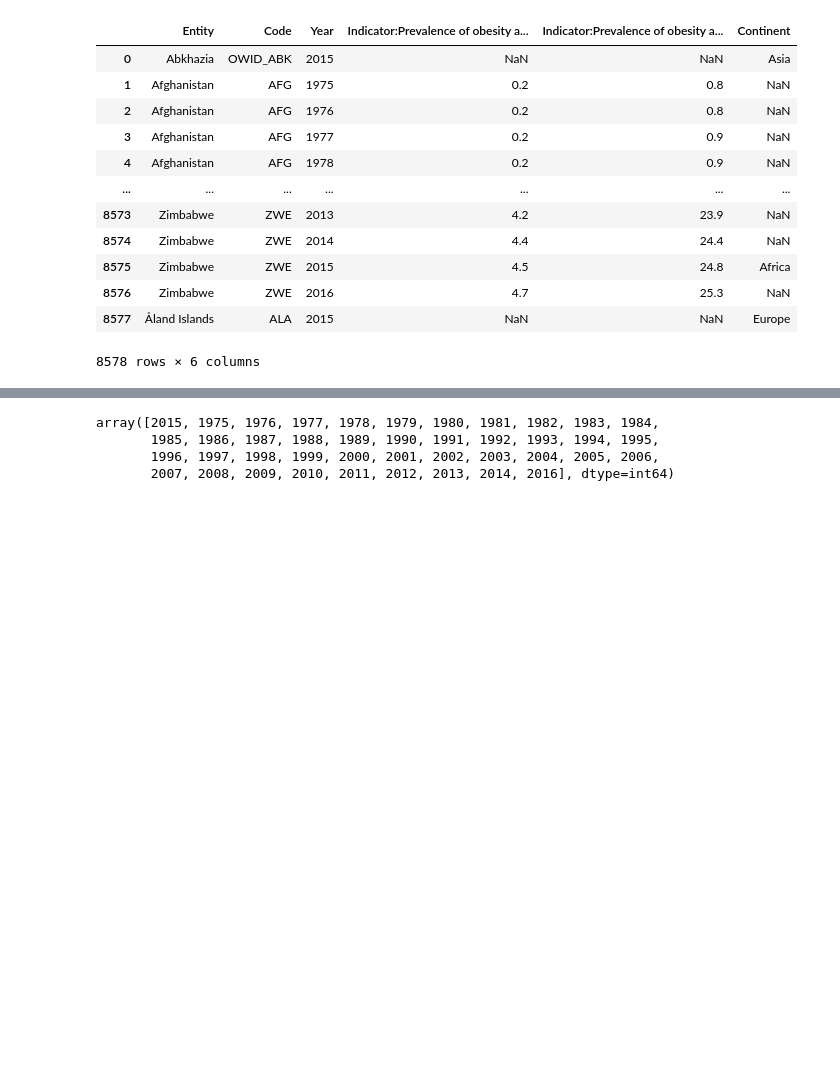
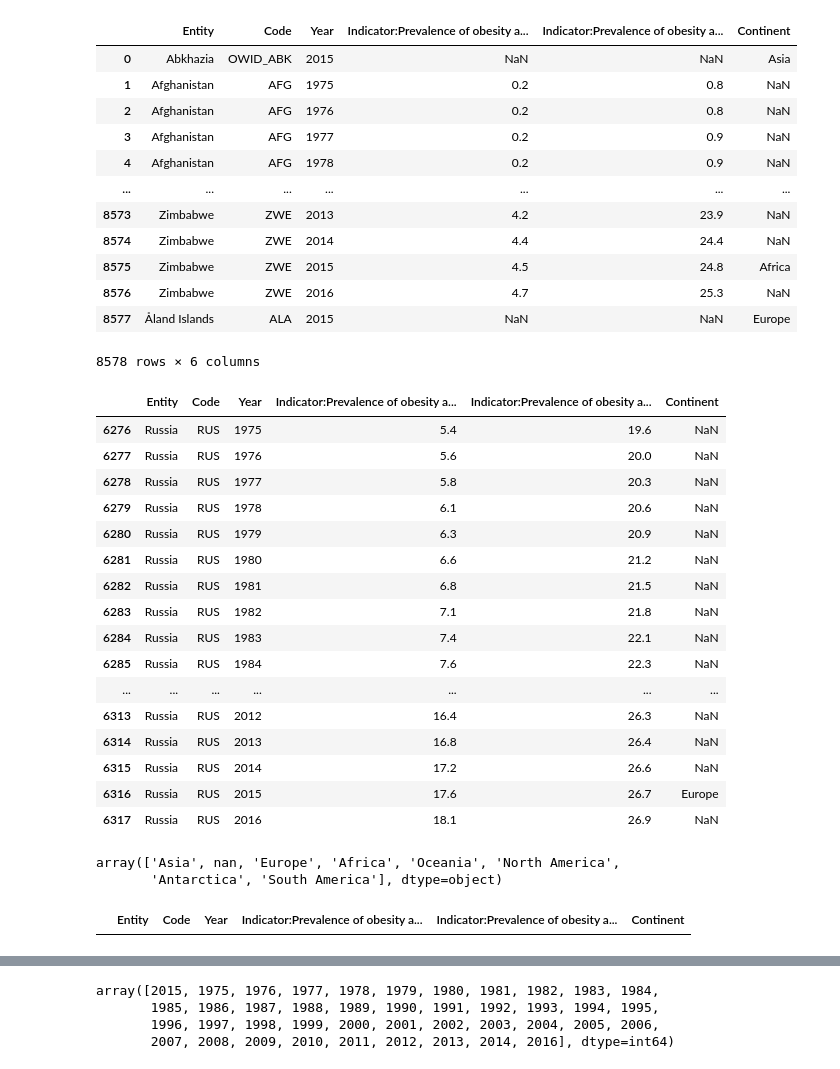
Before and after one commit to sgoolsby88/da7_capstone, a Jupyter notebook: notebooks/EDA_BMI.ipynb, the cells around one changed output, grey strips where cells are left out. Drawn from its saved outputs; the diff is of its cells as text; code cells hidden in the pictures; blank space fills up the shorter version.

```diff
--- a/notebooks/EDA_BMI.ipynb
+++ b/notebooks/EDA_BMI.ipynb
@@ -21,3 +25,34 @@ men_vs_women
 | 8576 | Zimbabwe | ZWE | 2016 | 4.7 | 25.3 | NaN |
 | 8577 | Åland Islands | ALA | 2015 | NaN | NaN | Europe |
 8578 rows × 6 columns
+# %%
+Russia=men_vs_women.loc[(men_vs_women['Entity']=='Russia')]
+Russia
+# %% [output]
+|  | Entity | Code | Year | Indicator:Prevalence of obesity a... | Indicator:Prevalence of obesity a... | Continent |
+| 6276 | Russia | RUS | 1975 | 5.4 | 19.6 | NaN |
+| 6277 | Russia | RUS | 1976 | 5.6 | 20.0 | NaN |
+| 6278 | Russia | RUS | 1977 | 5.8 | 20.3 | NaN |
+| 6279 | Russia | RUS | 1978 | 6.1 | 20.6 | NaN |
+| 6280 | Russia | RUS | 1979 | 6.3 | 20.9 | NaN |
+| 6281 | Russia | RUS | 1980 | 6.6 | 21.2 | NaN |
+| 6282 | Russia | RUS | 1981 | 6.8 | 21.5 | NaN |
+| 6283 | Russia | RUS | 1982 | 7.1 | 21.8 | NaN |
+| 6284 | Russia | RUS | 1983 | 7.4 | 22.1 | NaN |
+| 6285 | Russia | RUS | 1984 | 7.6 | 22.3 | NaN |
+| ... | ... | ... | ... | ... | ... | ... |
+| 6313 | Russia | RUS | 2012 | 16.4 | 26.3 | NaN |
+| 6314 | Russia | RUS | 2013 | 16.8 | 26.4 | NaN |
+| 6315 | Russia | RUS | 2014 | 17.2 | 26.6 | NaN |
+| 6316 | Russia | RUS | 2015 | 17.6 | 26.7 | Europe |
+| 6317 | Russia | RUS | 2016 | 18.1 | 26.9 | NaN |
+# %%
+men_vs_women['Continent'].unique()
+# %% [output]
+array(['Asia', nan, 'Europe', 'Africa', 'Oceania', 'North America',
+       'Antarctica', 'South America'], dtype=object)
+# %%
+antarctica=men_vs_women.loc[(men_vs_women['Continent']=='Antactica')]
+antarctica
+# %% [output]
+|  | Entity | Code | Year | Indicator:Prevalence of obesity a... | Indicator:Prevalence of obesity a... | Continent |
```
Also changed, not shown: parts of 8 cells of this notebook, 2 other files.
